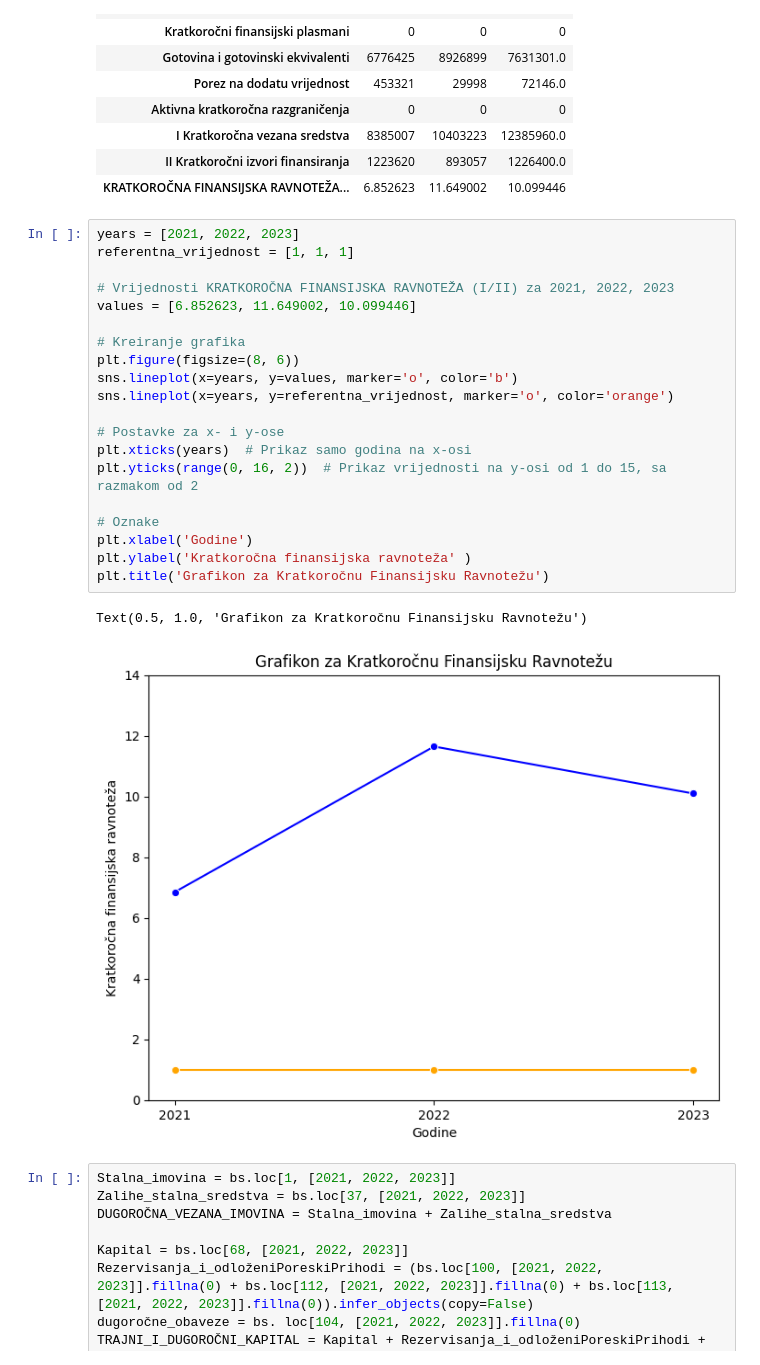
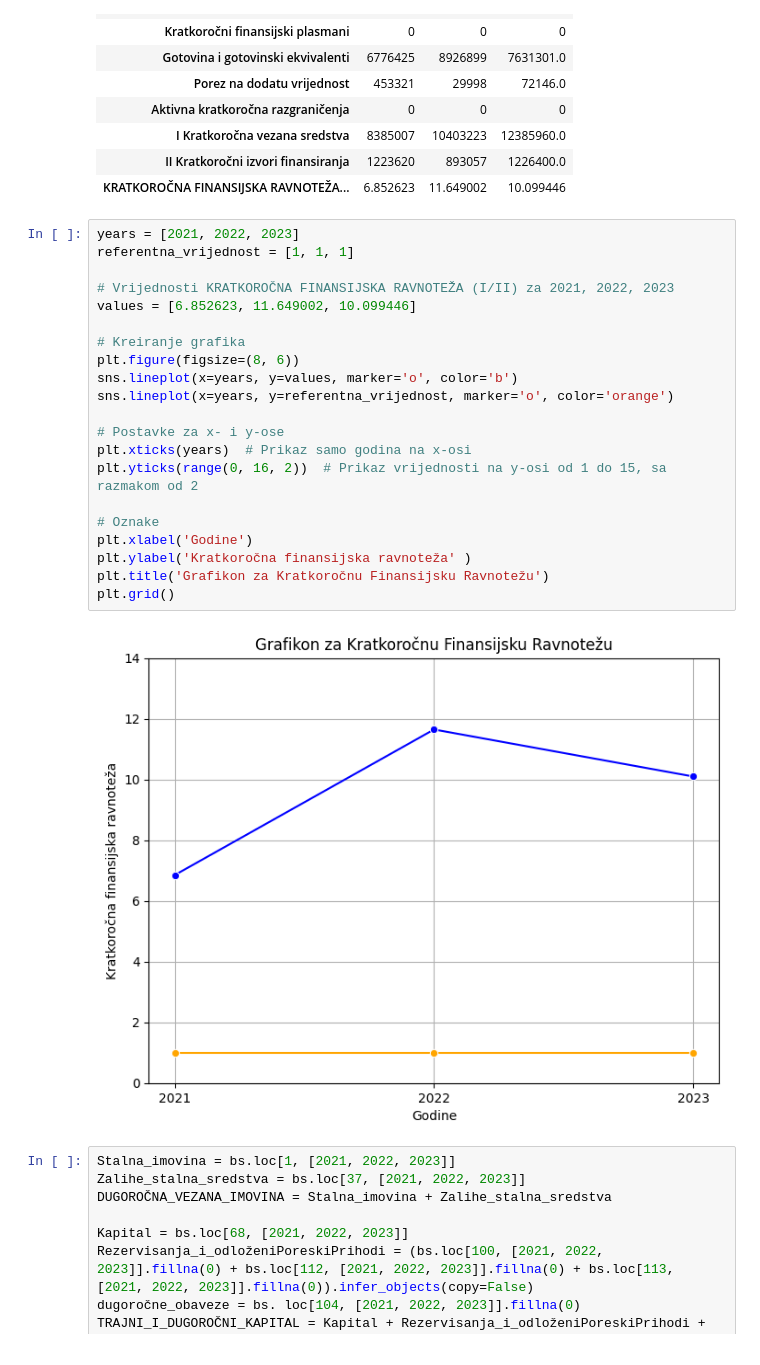
Before and after one commit to OgnjenBN/Diplomski, a Jupyter notebook: BILANSI1 - Copy.ipynb, the cells around one changed output. Saved outputs shown, nothing was run; the diff lists cells and outputs as text.

```diff
--- a/BILANSI1 - Copy.ipynb
+++ b/BILANSI1 - Copy.ipynb
@@ -109,26 +95,26 @@ KRATKOROČNA_VEZANA_SREDSTVA_df
 # %%
 years = [2021, 2022, 2023]
 referentna_vrijednost = [1, 1, 1]
 
 # Vrijednosti KRATKOROČNA FINANSIJSKA RAVNOTEŽA (I/II) za 2021, 2022, 2023
 values = [6.852623, 11.649002, 10.099446]
 
 # Kreiranje grafika
 plt.figure(figsize=(8, 6))
 sns.lineplot(x=years, y=values, marker='o', color='b')
 sns.lineplot(x=years, y=referentna_vrijednost, marker='o', color='orange')
 
 # Postavke za x- i y-ose
 plt.xticks(years)  # Prikaz samo godina na x-osi
 plt.yticks(range(0, 16, 2))  # Prikaz vrijednosti na y-osi od 1 do 15, sa razmakom od 2
 
 # Oznake
 plt.xlabel('Godine')
 plt.ylabel('Kratkoročna finansijska ravnoteža' )
 plt.title('Grafikon za Kratkoročnu Finansijsku Ravnotežu')
+plt.grid()
 # %% [output]
-Text(0.5, 1.0, 'Grafikon za Kratkoročnu Finansijsku Ravnotežu')
-[figure, old version]
+[figure, new version]
 # %%
 Stalna_imovina = bs.loc[1, [2021, 2022, 2023]]
 Zalihe_stalna_sredstva = bs.loc[37, [2021, 2022, 2023]]
```
Also changed, not shown: parts of 38 cells of this notebook.
